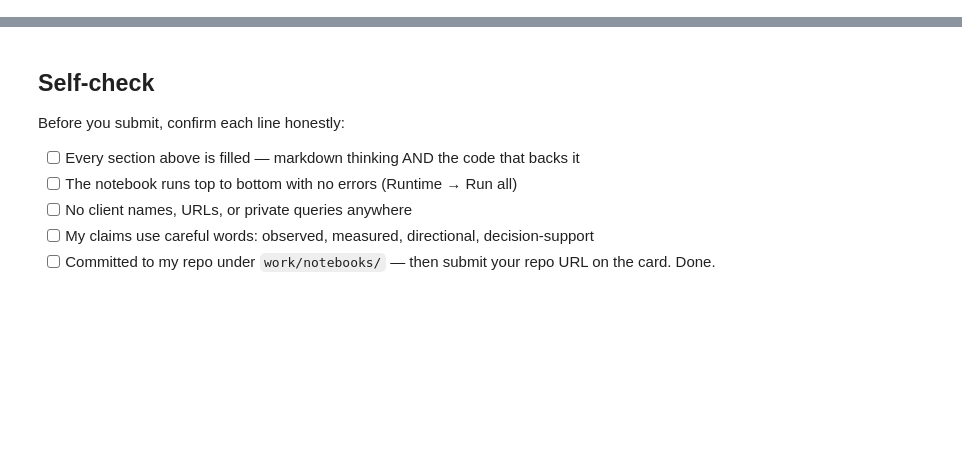
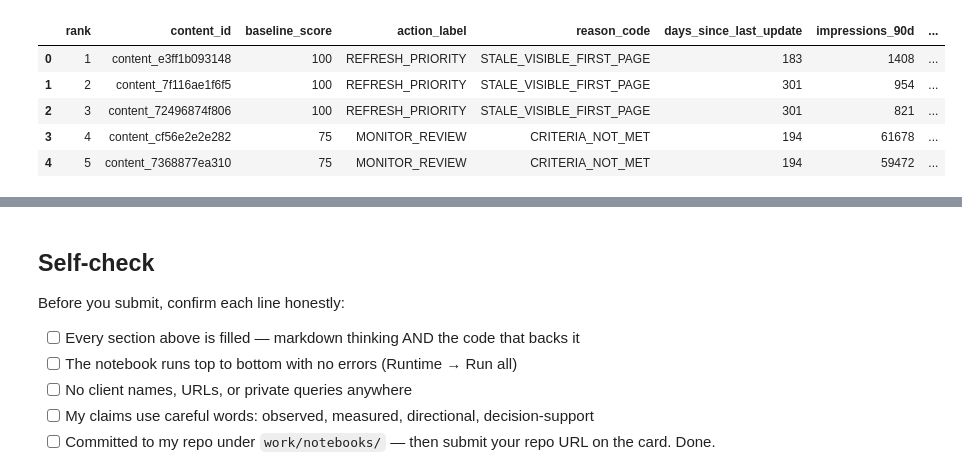
Before and after one commit to sukhman-builds/flyrank-ml-internship, a Jupyter notebook: work/notebooks/w04_baseline_score.ipynb, the cells around one changed output, grey strips where cells are left out. Cells and saved outputs as stored; diff of their text form; code cells hidden in the pictures; blank space fills up the shorter version.

```diff
--- a/work/notebooks/w04_baseline_score.ipynb
+++ b/work/notebooks/w04_baseline_score.ipynb
@@ -36,0 +208,91 @@ This skeleton is yours to fill. Work the sections **in order** — each one has
+# %%
+# 1. Score each condition
+
+df["stale_points"] = (
+    df["days_since_last_update"] >= 180
+).astype(int) * 40
+
+df["visibility_points"] = (
+    df["impressions_90d"] >= 500
+).astype(int) * 35
+
+df["first_page_points"] = (
+    (df["avg_position"] > 0) &
+    (df["avg_position"] <= 10)
+).astype(int) * 25
+
+# 2. Calculate final score
+
+df["baseline_score"] = (
+    df["stale_points"] +
+    df["visibility_points"] +
+    df["first_page_points"]
+)
+
+# 3. Define priority condition
+
+priority_condition = (
+    (df["days_since_last_update"] >= 180) &
+    (df["impressions_90d"] >= 500) &
+    (df["avg_position"] > 0) &
+    (df["avg_position"] <= 10)
+)
+
+# 4. Assign action and reason code
+
+df["reason_code"] = np.where(
+    priority_condition,
+    "STALE_VISIBLE_FIRST_PAGE",
+    "CRITERIA_NOT_MET"
+)
+
+df["action_label"] = np.where(
+    priority_condition,
+    "REFRESH_PRIORITY",
+    np.where(
+        df["baseline_score"] >= 40,
+        "MONITOR_REVIEW",
+        "NO_ACTION"
+    )
+)
+
+# 5. Rank pages
+
+df_ranked = df.sort_values(
+    ["baseline_score", "impressions_90d"],
+    ascending=[False, False]
+).reset_index(drop=True)
+
+df_ranked.insert(0, "rank", range(1, len(df_ranked) + 1))
+
+# 6. Save ranked queue
+
+output_dir = Path("work/outputs")
+output_dir.mkdir(parents=True, exist_ok=True)
+
+output_columns = [
+    "rank",
+    "content_id",
+    "baseline_score",
+    "action_label",
+    "reason_code",
+    "days_since_last_update",
+    "impressions_90d",
+    "avg_position"
+]
+
+csv_path = output_dir / "baseline_action_score.csv"
+
+df_ranked[output_columns].to_csv(csv_path, index=False)
+
+# 7. Show results
+
+print("Ranked queue generated:", len(df_ranked), "rows")
+print("Saved to:", csv_path)
+
+print("\nTOP 5 PAGES")
+display(df_ranked[output_columns].head(5))
+
+print("\nACTION SUMMARY")
+display(df_ranked["action_label"].value_counts().to_frame("count"))
+# %% [output]
@@ -36,0 +303,6 @@ This skeleton is yours to fill. Work the sections **in order** — each one has
+|  | rank | content_id | baseline_score | action_label | reason_code | days_since_last_update | impressions_90d | ... |
+| 0 | 1 | content_e3ff1b093148 | 100 | REFRESH_PRIORITY | STALE_VISIBLE_FIRST_PAGE | 183 | 1408 | ... |
+| 1 | 2 | content_7f116ae1f6f5 | 100 | REFRESH_PRIORITY | STALE_VISIBLE_FIRST_PAGE | 301 | 954 | ... |
+| 2 | 3 | content_72496874f806 | 100 | REFRESH_PRIORITY | STALE_VISIBLE_FIRST_PAGE | 301 | 821 | ... |
+| 3 | 4 | content_cf56e2e2e282 | 75 | MONITOR_REVIEW | CRITERIA_NOT_MET | 194 | 61678 | ... |
+| 4 | 5 | content_7368877ea310 | 75 | MONITOR_REVIEW | CRITERIA_NOT_MET | 194 | 59472 | ... |
```
Also changed, not shown: parts of 17 cells of this notebook.
